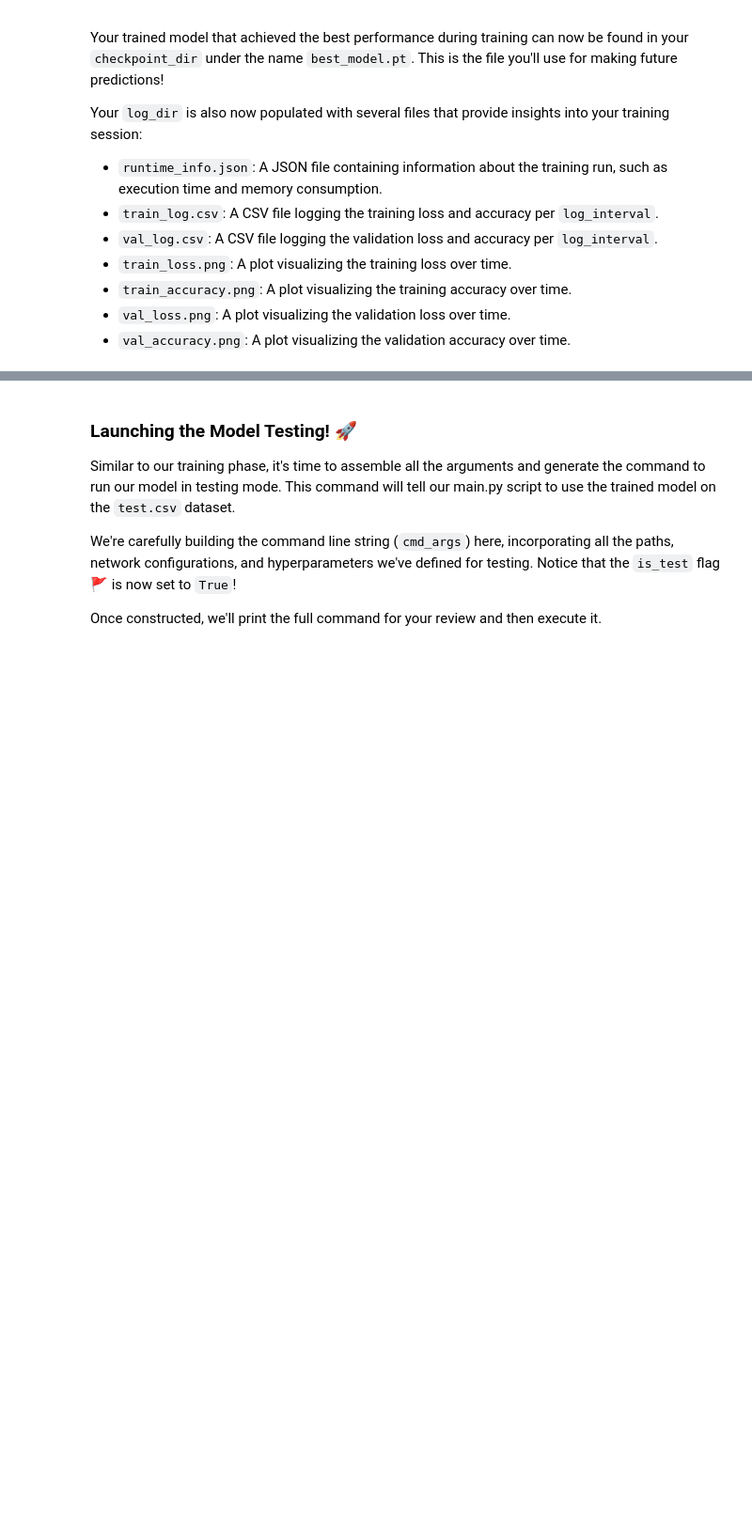
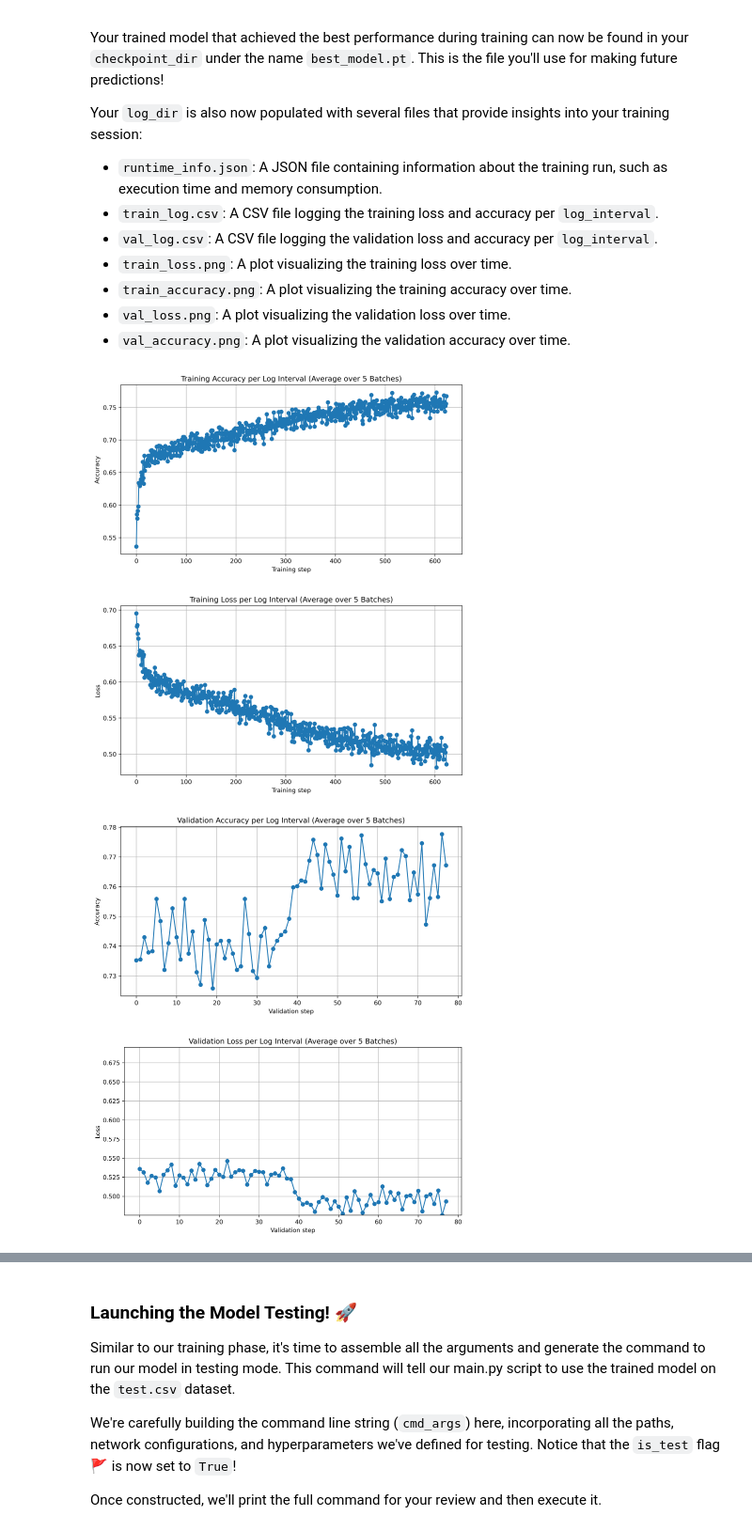
Before and after one commit to dna-storage/BINND, a Jupyter notebook: examples/BINND_demo.ipynb, the cells around one changed output, grey strips where cells are left out. Shown at 94% size. Drawn from its saved outputs; the diff is of its cells as text; code cells hidden in the pictures; blank space fills up the shorter version.

```diff
--- a/examples/BINND_demo.ipynb
+++ b/examples/BINND_demo.ipynb
@@ -156,10 +157,15 @@ Your `log_dir` is also now populated with several files that provide insights in
 - `val_accuracy.png`: A plot visualizing the validation accuracy over time.
 # %%
 from IPython.display import Image, display
-display(Image(filename=f"{log_dir}/train_accuracy.png"))
-display(Image(filename=f"{log_dir}/train_loss.png"))
-display(Image(filename=f"{log_dir}/val_accuracy.png"))
-display(Image(filename=f"{log_dir}/val_loss.png"))
+display(Image(filename=f"{log_dir}/train_accuracy.png", width=400))
+display(Image(filename=f"{log_dir}/train_loss.png", width=400))
+display(Image(filename=f"{log_dir}/val_accuracy.png", width=400))
+display(Image(filename=f"{log_dir}/val_loss.png", width=400))
+# %% [output]
+[figure, added]
+[figure, added]
+[figure, added]
+[figure, added]
 # %% [markdown]
 ## Step 2: Model Testing 🧪
 
```
Also changed, not shown: parts of 14 cells of this notebook, 14 other files.
